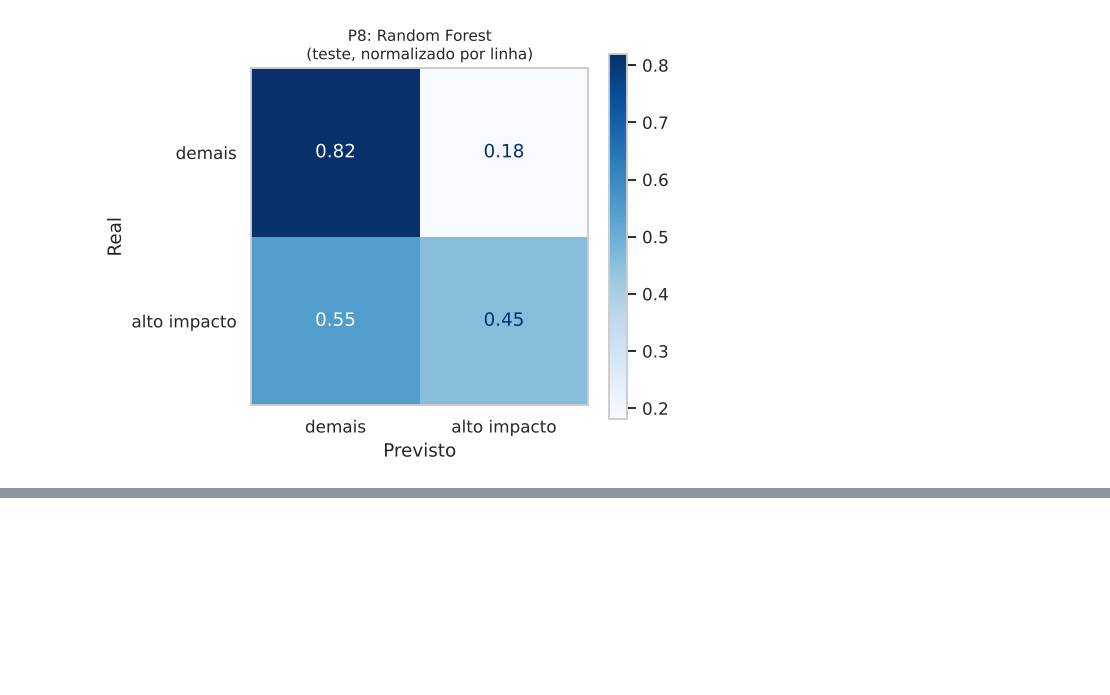
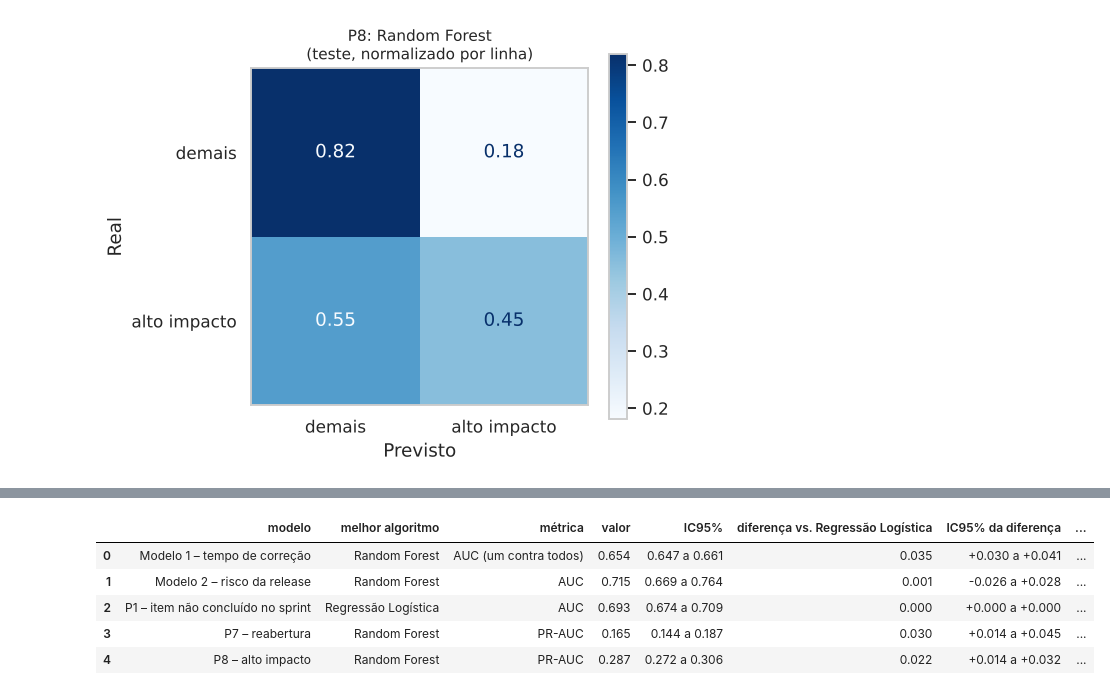
Before and after one commit to alineosilveira/tcc-governanca-operacional-ml, a Jupyter notebook: TCC_Analise_e_Modelos.ipynb, the cells around one changed output, grey strips where cells are left out. Drawn from its saved outputs; the diff is of its cells as text; code cells hidden in the pictures; blank space fills up the shorter version.

```diff
--- a/TCC_Analise_e_Modelos.ipynb
+++ b/TCC_Analise_e_Modelos.ipynb
@@ -854,0 +1071,41 @@ salvar("14b_impacto_matriz_confusao")
+# %%
+def bootstrap(y, p_a, p_b, metrica, B=500, seed=RANDOM_STATE):
+    rng = np.random.default_rng(seed)
+    y, p_a, p_b = np.asarray(y), np.asarray(p_a), np.asarray(p_b)
+    va, vd = [], []
+    for _ in range(B):
+        i = rng.integers(0, len(y), len(y))
+        if len(np.unique(y[i])) < len(np.unique(y)):
+            continue
+        a, b_ = metrica(y[i], p_a[i]), metrica(y[i], p_b[i])
+        va.append(a); vd.append(a - b_)
+    return np.percentile(va, [2.5, 97.5]), np.percentile(vd, [2.5, 97.5])
+
+casos = [
+    ("Modelo 1 – tempo de correção", fit_b, Xte_b, yte_b, "AUC (um contra todos)", lambda y, p: roc_auc_score(y, p, multi_class="ovr"), True, melhor_b),
+    ("Modelo 2 – risco da release", fit_r, te_r[CAT_R + NUM_R], te_r.Alto_Risco, "AUC", roc_auc_score, False, melhor_r),
+    ("P1 – item não concluído no sprint", fit_s, te_s[CAT_S + NUM_S], te_s.Nao_Concluiu_No_Sprint, "AUC", roc_auc_score, False, melhor_s),
+    ("P7 – reabertura", fit_re, te_b[CAT_B + NUM_RE], te_b.Foi_Reaberto, "PR-AUC", average_precision_score, False, melhor_re),
+    ("P8 – alto impacto", fit_im, te_b[CAT_B + NUM_B], te_b.Alto_Impacto, "PR-AUC", average_precision_score, False, melhor_im),
+]
+linhas = []
+for nome, fits, X, y, mnome, met, multi, melhor in casos:
+    pm = fits[melhor].predict_proba(X)
+    pl = fits["Regressão Logística"].predict_proba(X)
+    if not multi:
+        pm, pl = pm[:, 1], pl[:, 1]
+    ic, icd = bootstrap(y, pm, pl, met)
+    dif = met(y, pm) - met(y, pl)
+    linhas.append((nome, melhor, mnome, met(y, pm), f"{ic[0]:.3f} a {ic[1]:.3f}", dif, f"{icd[0]:+.3f} a {icd[1]:+.3f}",
+                   "é a própria RL" if melhor == "Regressão Logística" else
+                   ("sim" if icd[0] > 0 else ("não (equivalentes)" if icd[0] <= 0 <= icd[1] else "não (RL melhor)"))))
+boot = pd.DataFrame(linhas, columns=["modelo", "melhor algoritmo", "métrica", "valor", "IC95%",
+                                     "diferença vs. Regressão Logística", "IC95% da diferença", "melhor que a RL?"])
+boot.round(3)
+# %% [output]
+|  | modelo | melhor algoritmo | métrica | valor | IC95% | diferença vs. Regressão Logística | IC95% da diferença | ... |
+| 0 | Modelo 1 – tempo de correção | Random Forest | AUC (um contra todos) | 0.654 | 0.647 a 0.661 | 0.035 | +0.030 a +0.041 | ... |
+| 1 | Modelo 2 – risco da release | Random Forest | AUC | 0.715 | 0.669 a 0.764 | 0.001 | -0.026 a +0.028 | ... |
+| 2 | P1 – item não concluído no sprint | Regressão Logística | AUC | 0.693 | 0.674 a 0.709 | 0.000 | +0.000 a +0.000 | ... |
+| 3 | P7 – reabertura | Random Forest | PR-AUC | 0.165 | 0.144 a 0.187 | 0.030 | +0.014 a +0.045 | ... |
+| 4 | P8 – alto impacto | Random Forest | PR-AUC | 0.287 | 0.272 a 0.306 | 0.022 | +0.014 a +0.032 | ... |
```
Also changed, not shown: parts of 14 cells of this notebook, 28 other files.
